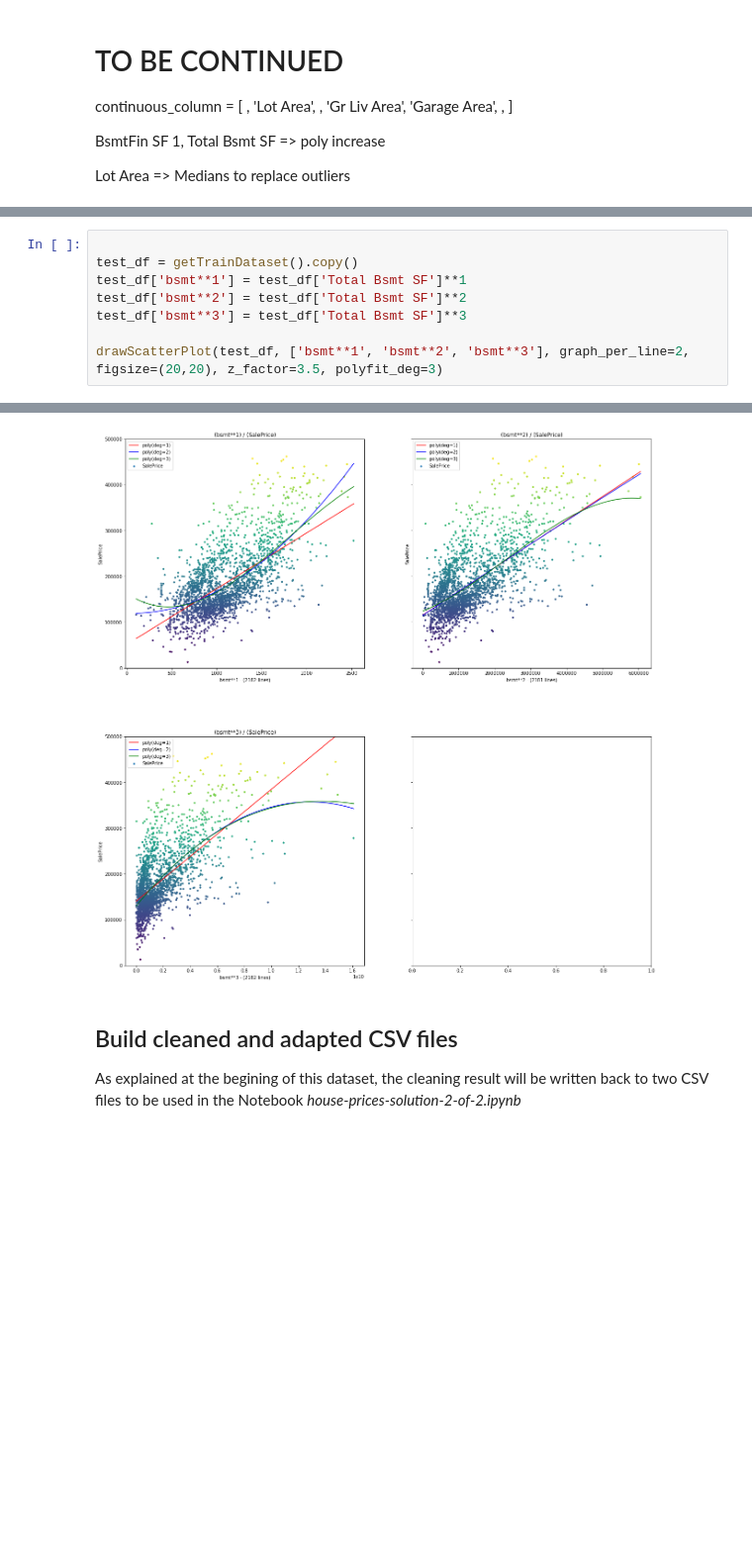
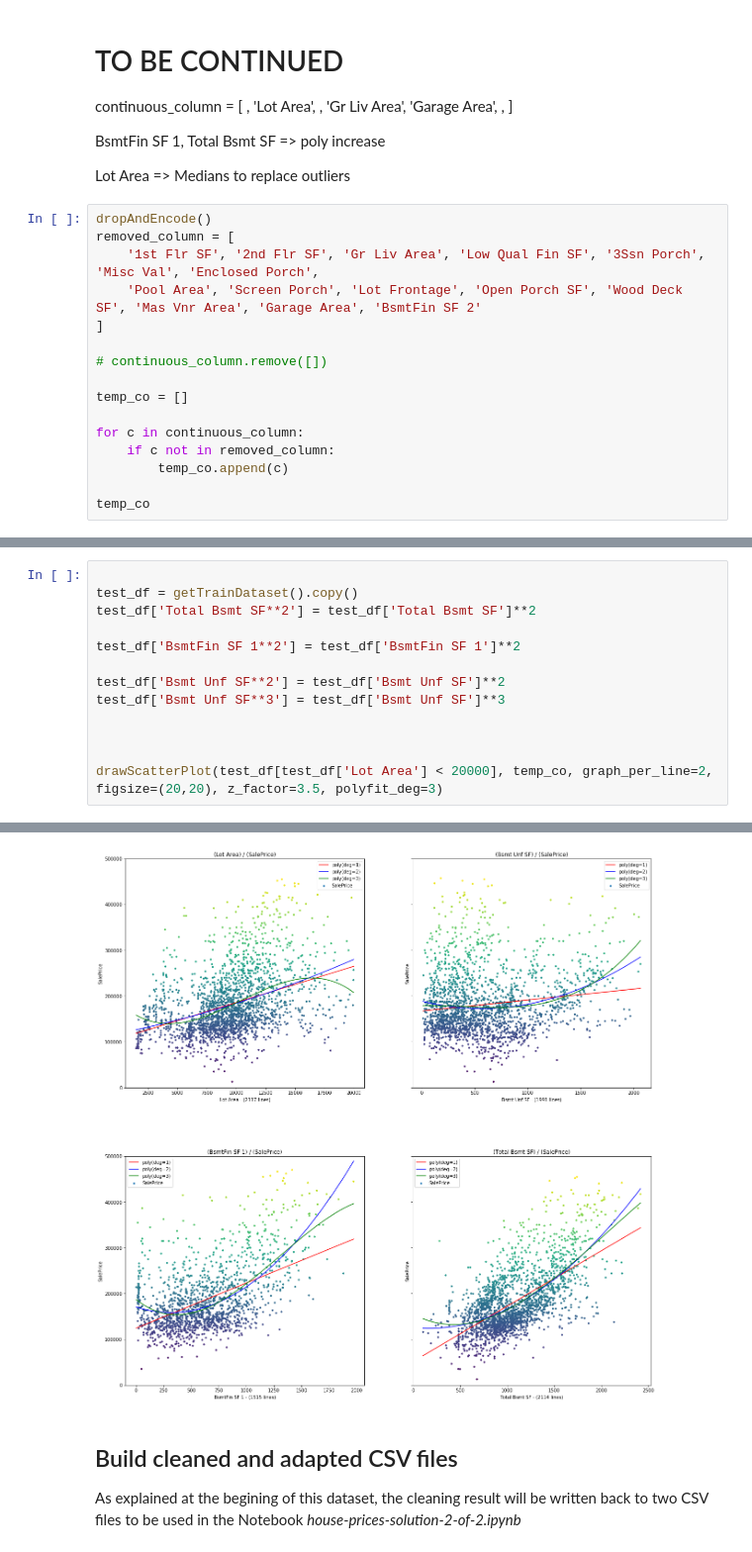
Before and after one commit to xnicolovici/machine_learning, a Jupyter notebook: notebooks/Course No 3/09. Course project/03. Part 2 - House prices/house-prices-solution-1-of-2.ipynb, the cells around one changed output, grey strips where cells are left out. Shown at 99% size. Cells and saved outputs as stored; diff of their text form; blank space fills up the shorter version.

```diff
--- a/notebooks/Course No 3/09. Course project/03. Part 2 - House prices/house-prices-solution-1-of-2.ipynb
+++ b/notebooks/Course No 3/09. Course project/03. Part 2 - House prices/house-prices-solution-1-of-2.ipynb
@@ -1406,3 +1406,19 @@ continuous_column = [
 BsmtFin SF 1, Total Bsmt SF => poly increase
 
 Lot Area => Medians to replace outliers
+# %%
+dropAndEncode()
+removed_column = [
+    '1st Flr SF', '2nd Flr SF', 'Gr Liv Area', 'Low Qual Fin SF', '3Ssn Porch', 'Misc Val', 'Enclosed Porch',
+    'Pool Area', 'Screen Porch', 'Lot Frontage', 'Open Porch SF', 'Wood Deck SF', 'Mas Vnr Area', 'Garage Area', 'BsmtFin SF 2'
+]
+
+# continuous_column.remove([])
+
+temp_co = []
+
+for c in continuous_column:
+    if c not in removed_column:
+        temp_co.append(c)
+
+temp_co
@@ -1409,9 +1431,14 @@ Lot Area => Medians to replace outliers
 # %%
 
 test_df = getTrainDataset().copy()
-test_df['bsmt**1'] = test_df['Total Bsmt SF']**1
-test_df['bsmt**2'] = test_df['Total Bsmt SF']**2
-test_df['bsmt**3'] = test_df['Total Bsmt SF']**3
+test_df['Total Bsmt SF**2'] = test_df['Total Bsmt SF']**2
 
-drawScatterPlot(test_df, ['bsmt**1', 'bsmt**2', 'bsmt**3'], graph_per_line=2, figsize=(20,20), z_factor=3.5, polyfit_deg=3)
+test_df['BsmtFin SF 1**2'] = test_df['BsmtFin SF 1']**2
+
+test_df['Bsmt Unf SF**2'] = test_df['Bsmt Unf SF']**2
+test_df['Bsmt Unf SF**3'] = test_df['Bsmt Unf SF']**3
+
+
+
+drawScatterPlot(test_df[test_df['Lot Area'] < 20000], temp_co, graph_per_line=2, figsize=(20,20), z_factor=3.5, polyfit_deg=3)
 # %% [output]
@@ -1419,4 +1446,4 @@ Drawing graphs 2 x 2 (number of column = 3)
-[figure, old version]
+[figure, new version]
 # %% [markdown]
 ## Build cleaned and adapted CSV files
 
```
Also changed, not shown: parts of 16 cells of this notebook, 4 other files.
